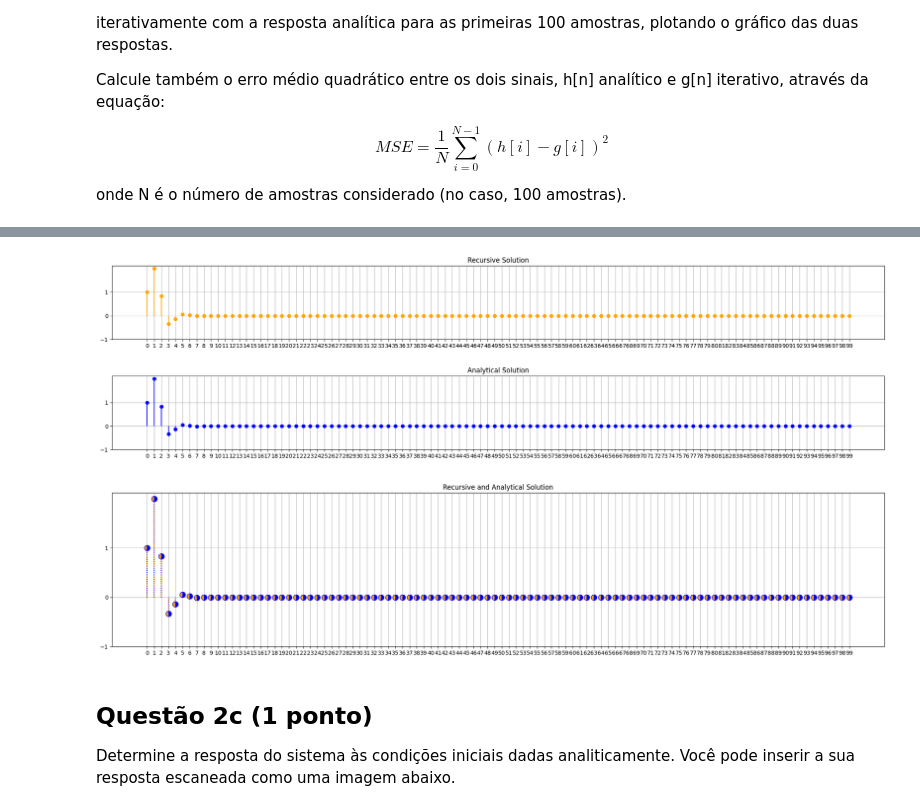
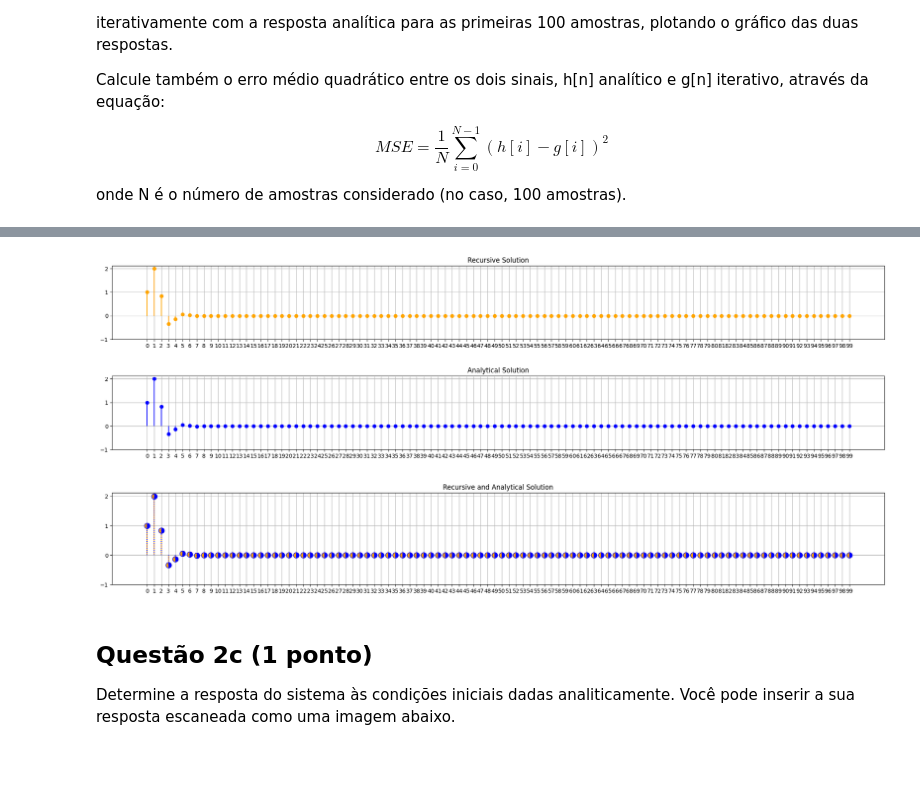
Before and after one commit to GabrielRQueiroz/UnB_SSTD, a Jupyter notebook: project-1/Projeto_1/projeto1.ipynb, the cells around one changed output, grey strips where cells are left out. Cells and saved outputs as stored; diff of their text form; code cells hidden in the pictures; blank space fills up the shorter version.

```diff
--- a/project-1/Projeto_1/projeto1.ipynb
+++ b/project-1/Projeto_1/projeto1.ipynb
@@ -171,24 +174,21 @@ b_2 = 1
 
 initial_condition = {-1: 0, -2: 0}
 
-recursive_optmizatio_nmatriz = [[i for i in range(101)] for j in range(101)]
-
 def impulse(n):
     return 1 if n == 0 else 0
-
 
 
 def step(n):
     return 1 if n >= 0 else 0
 
-
+recursive_optmization_matriz = [["x" for i in range(101)] for j in range(101)]
 
 def recursive_solution(n):
     if n in initial_condition:
         return initial_condition[n]
 
-    if recursive_optmizatio_nmatriz[n][n] != n:
-        return recursive_optmizatio_nmatriz[n][n]
+    if recursive_optmization_matriz[n][n] != "x":
+        return recursive_optmization_matriz[n][n]
 
     solution = (
         -a_1 * recursive_solution(n - 1)
@@ -198,7 +198,7 @@ def recursive_solution(n):
         + b_0 * impulse(n)
     ) / a_0
 
-    recursive_optmizatio_nmatriz[n][n] = solution
+    recursive_optmization_matriz[n][n] = solution
 
     return solution
 
@@ -228,13 +228,13 @@ def analytical_solution(n):
     return (b_2 / a_2) * impulse(n) + step(n) * y_c
 
 
-
 plt.figure()
 n = np.arange(0, 20)
-y = [analytical_solution(i) for i in n]
-plt.stem(n, y, linefmt="blue", markerfmt="o", basefmt=" ")
+recursive_optmization_matriz = [["x" for i in range(101)] for j in range(101)]
+y_2a = [analytical_solution(i) for i in n]
+plt.stem(n, y_2a, linefmt="blue", markerfmt="o", basefmt=" ")
 plt.xticks(np.arange(0, len(n), step=1))
-plt.yticks(np.arange(-1, 2, step=1))
+plt.yticks(np.arange(-1, 3, step=1))
 plt.title("Analytical Solution")
 plt.gcf().set_size_inches(10, 5)
 plt.grid()
@@ -276,52 +281,57 @@ Erro médio quadrático: (2.4483269080046867e-108-2.0438207232039123e-109j)
 # %%
 ### ESPAÇO PARA APRESENTAÇÃO DAS 100 PRIMEIRAS AMOSTRAS DA RESPOSTA AO DEGRAU (Questão 2b)
 n = np.arange(0, 100)
-h1 = [recursive_solution(i) for i in n]
-h2 = [analytical_solution(i) for i in n]
+recursive_optmization_matriz = [["x" for i in range(101)] for j in range(101)]
+h_2b_recursive = [recursive_solution(i) for i in n]
+h_2b_analytical = [analytical_solution(i) for i in n]
 
 plt.figure()
 plt.subplot(2, 1, 1)
-plt.stem(n, h1, linefmt='orange', markerfmt='o', basefmt=' ')
+plt.stem(n, h_2b_recursive, linefmt="orange", markerfmt="o", basefmt=" ")
 plt.xticks(np.arange(0, len(n), step=1))
-plt.yticks(np.arange(-1, 2, step=1))
-plt.title('Recursive Solution')
+plt.yticks(np.arange(-1, 3, step=1))
+plt.title("Recursive Solution")
 plt.grid()
 
 plt.subplot(2, 1, 2)
-plt.stem(n, h2, linefmt='blue', markerfmt='o', basefmt=' ')
+plt.stem(n, h_2b_analytical, linefmt="blue", markerfmt="o", basefmt=" ")
 plt.xticks(np.arange(0, len(n), step=1))
-plt.yticks(np.arange(-1, 2, step=1))
-plt.title('Analytical Solution')
+plt.yticks(np.arange(-1, 3, step=1))
+plt.title("Analytical Solution")
 plt.grid()
 
 plt.subplots_adjust(hspace=0.5)
 plt.gcf().set_size_inches(25, 6)
 
 plt.show()
 
 
 ## overlap graphs on top of each other with each stem plot with 0.2 opacity
 plt.figure()
 
-markerline, stemlines, baseline = plt.stem(n, h1, linefmt='orange', markerfmt='o', basefmt=' ')
-plt.setp(stemlines, 'color', plt.getp(markerline,'color'))
-plt.setp(stemlines, 'linestyle', 'solid')
+markerline, stemlines, baseline = plt.stem(
+    n, h_2b_recursive, linefmt="orange", markerfmt="o", basefmt=" "
+)
+plt.setp(stemlines, "color", plt.getp(markerline, "color"))
+plt.setp(stemlines, "linestyle", "solid")
 plt.setp(markerline, fillstyle="left", markersize=10)
 
-markerline, stemlines, baseline = plt.stem(n, h2, linefmt='blue', markerfmt='o', basefmt=' ')
-plt.setp(stemlines, 'color', plt.getp(markerline,'color'))
-plt.setp(stemlines, 'linestyle', 'dotted')
+markerline, stemlines, baseline = plt.stem(
+    n, h_2b_analytical, linefmt="blue", markerfmt="o", basefmt=" "
+)
+plt.setp(stemlines, "color", plt.getp(markerline, "color"))
+plt.setp(stemlines, "linestyle", "dotted")
 plt.setp(markerline, fillstyle="right", markersize=10)
 
 plt.xticks(np.arange(0, len(n), step=1))
-plt.yticks(np.arange(-1, 2, step=1))
-plt.title('Recursive and Analytical Solution')
+plt.yticks(np.arange(-1, 3, step=1))
+plt.title("Recursive and Analytical Solution")
 plt.grid()
-plt.gcf().set_size_inches(25, 5)
+plt.gcf().set_size_inches(25, 3)
 plt.show()
 # %% [output]
 [figure]
-[figure, old version]
+[figure, new version]
 # %% [markdown]
 ## Questão 2c (1 ponto)
 
```
Also changed, not shown: parts of 14 cells of this notebook.
